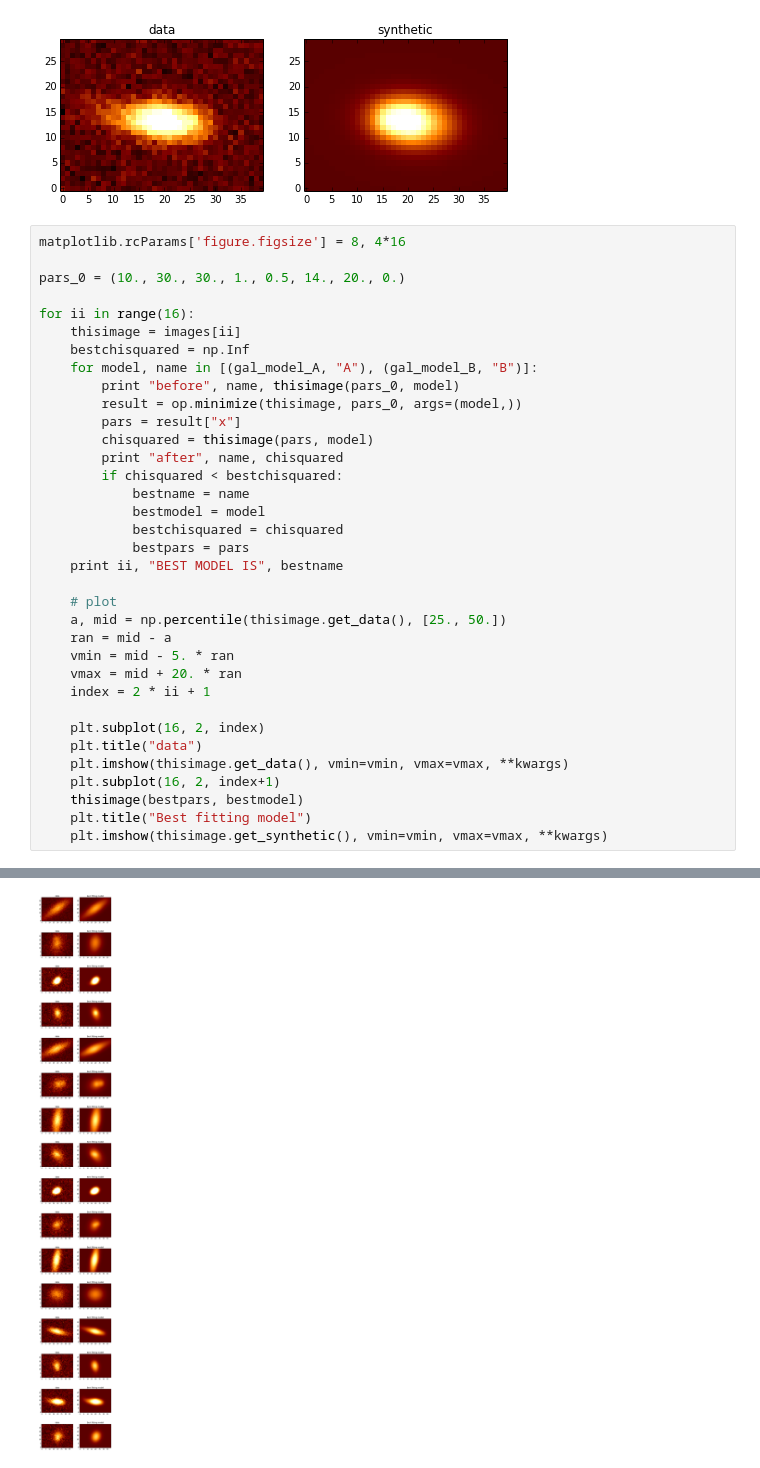
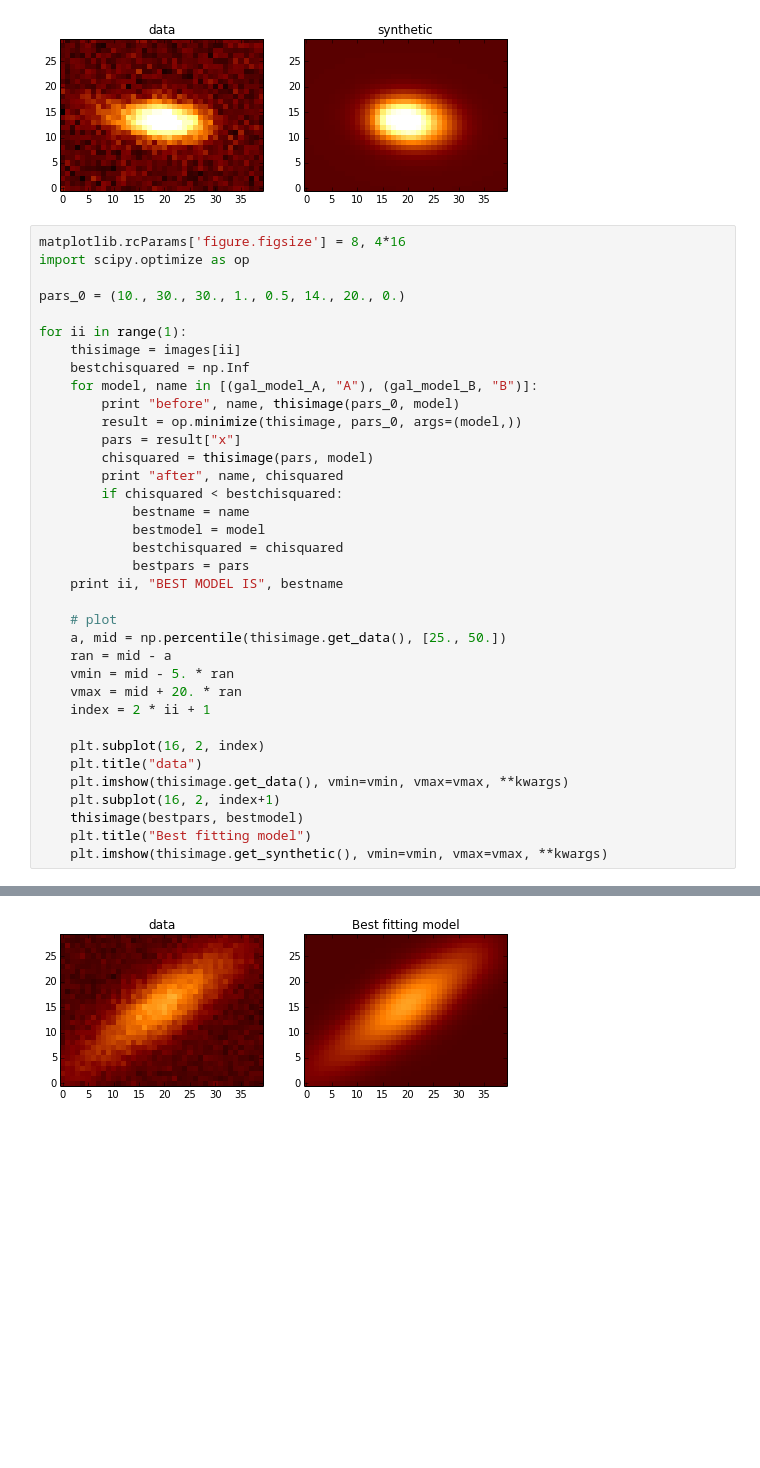
Before and after one commit to davidwhogg/DeprojectAllGalaxies, a Jupyter notebook: astrohack_projections.ipynb, the cells around one changed output, grey strips where cells are left out. Drawn from its saved outputs; the diff is of its cells as text; blank space fills up the shorter version.

```diff
--- a/astrohack_projections.ipynb
+++ b/astrohack_projections.ipynb
@@ -195,10 +195,11 @@ AFTER 1866.9606449
 [figure]
 # %%
 matplotlib.rcParams['figure.figsize'] = 8, 4*16
+import scipy.optimize as op
 
 pars_0 = (10., 30., 30., 1., 0.5, 14., 20., 0.)
 
-for ii in range(16):
+for ii in range(1):
     thisimage = images[ii]
     bestchisquared = np.Inf
     for model, name in [(gal_model_A, "A"), (gal_model_B, "B")]:
@@ -249 +238 @@ after B 1295.51157742
-[figure, old version]
+[figure, new version]
```
Also changed, not shown: parts of 6 cells of this notebook, 1 other file.
